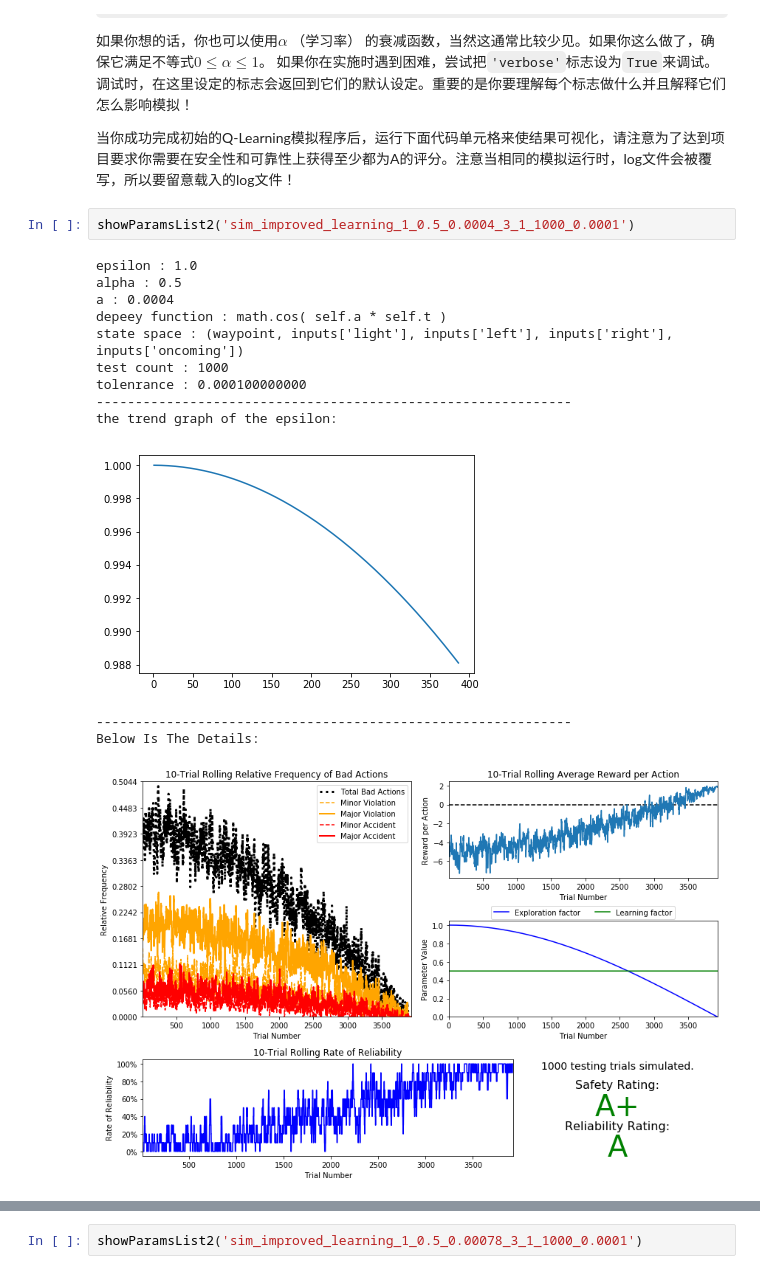
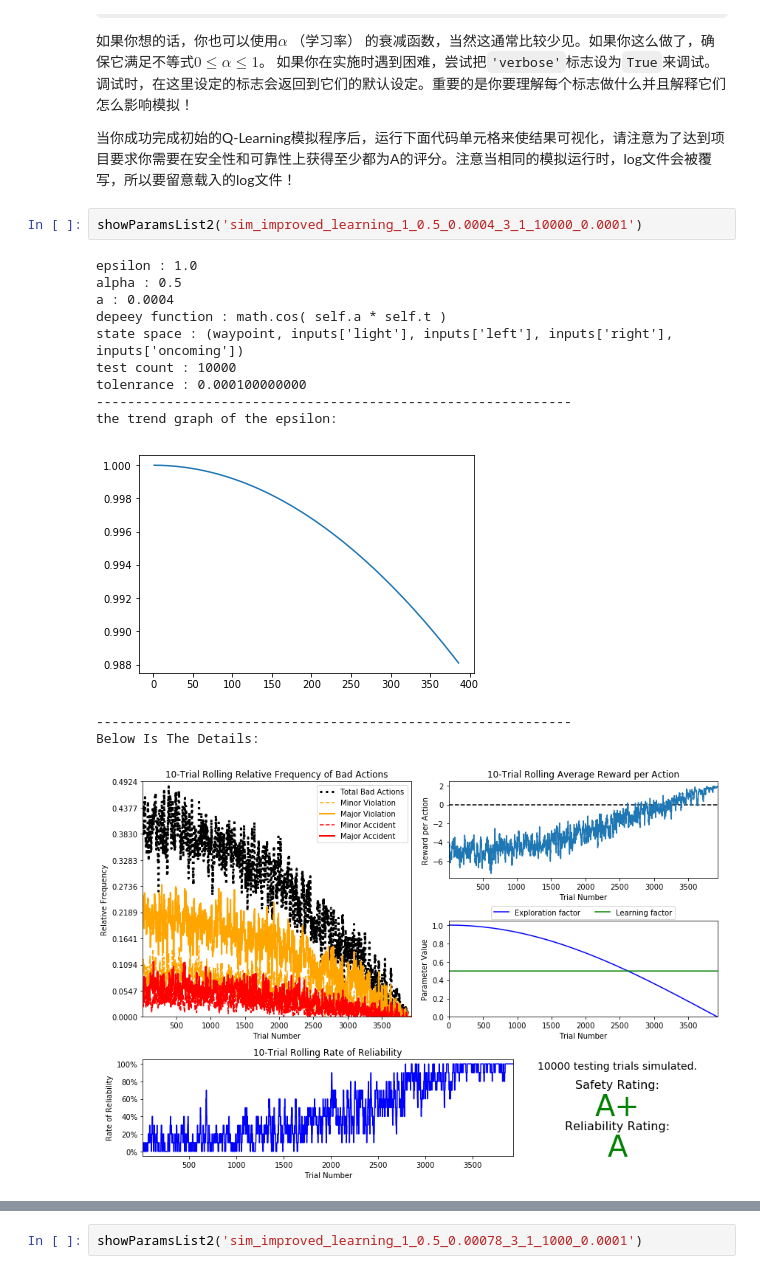
Before and after one commit to StevenHGuo/Reinforcement_Learning, a Jupyter notebook: smartcab.ipynb, the cells around one changed output, grey strips where cells are left out. Cells and saved outputs as stored; diff of their text form; some formulas as TeX source.

```diff
--- a/smartcab.ipynb
+++ b/smartcab.ipynb
@@ -381,18 +388,18 @@ $$ \epsilon = a^t, \textrm{for } 0 < a < 1 \hspace{50px}\epsilon = \frac{1}{t^2}
 
 当你成功完成初始的Q-Learning模拟程序后，运行下面代码单元格来使结果可视化，请注意为了达到项目要求你需要在安全性和可靠性上获得至少都为A的评分。注意当相同的模拟运行时，log文件会被覆写，所以要留意载入的log文件！
 # %%
-showParamsList2('sim_improved_learning_1_0.5_0.0004_3_1_1000_0.0001')
+showParamsList2('sim_improved_learning_1_0.5_0.0004_3_1_10000_0.0001')
 # %% [output]
 epsilon : 1.0
 alpha : 0.5
 a : 0.0004
 depeey function : math.cos( self.a * self.t )
 state space : (waypoint, inputs['light'], inputs['left'], inputs['right'], inputs['oncoming'])
-test count : 1000
+test count : 10000
 tolenrance : 0.000100000000
 -------------------------------------------------------------
 the trend graph of the epsilon:
 [figure]
 -------------------------------------------------------------
 Below Is The Details:
-[figure, old version]
+[figure, new version]
```
Also changed, not shown: parts of 17 cells of this notebook, 16 other files.
